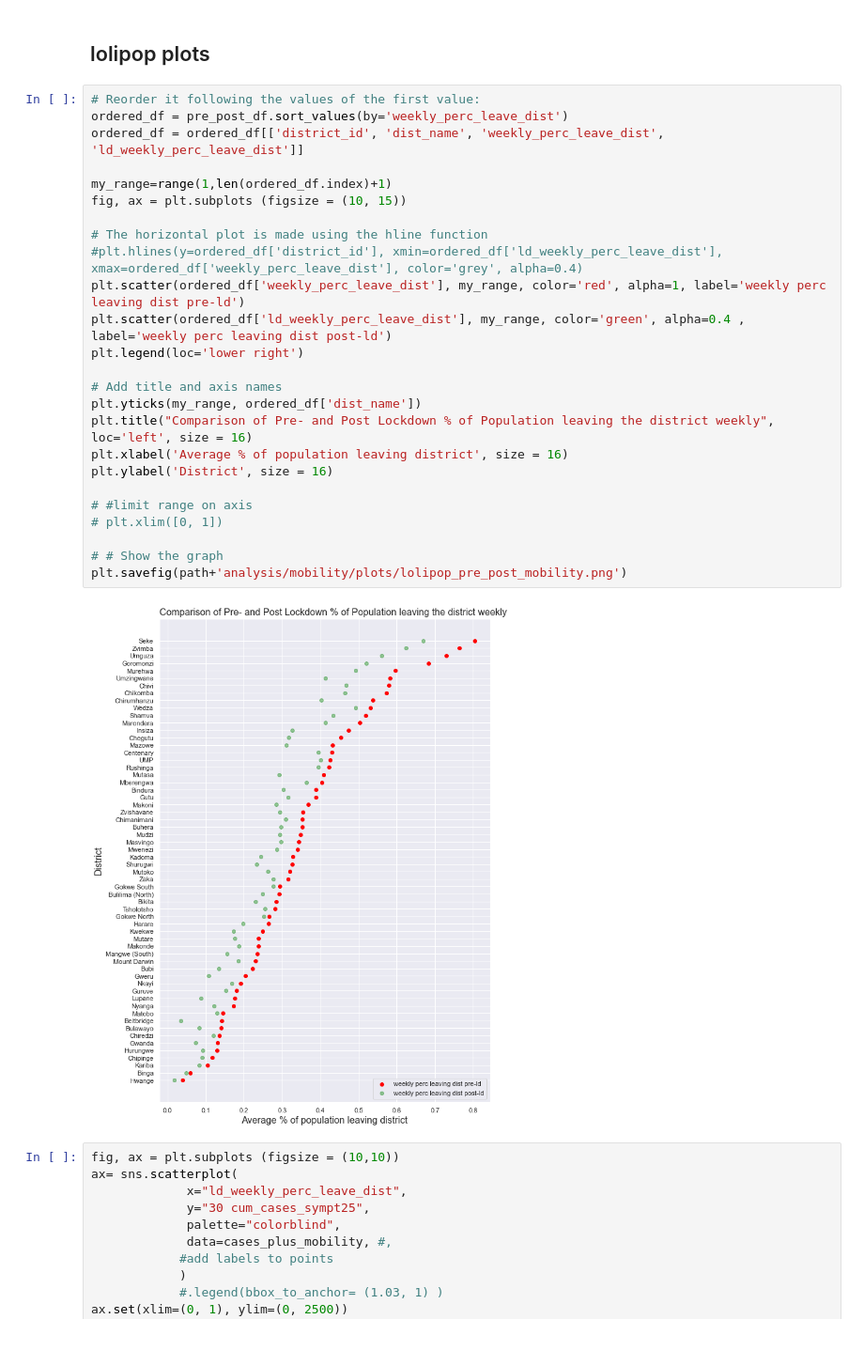
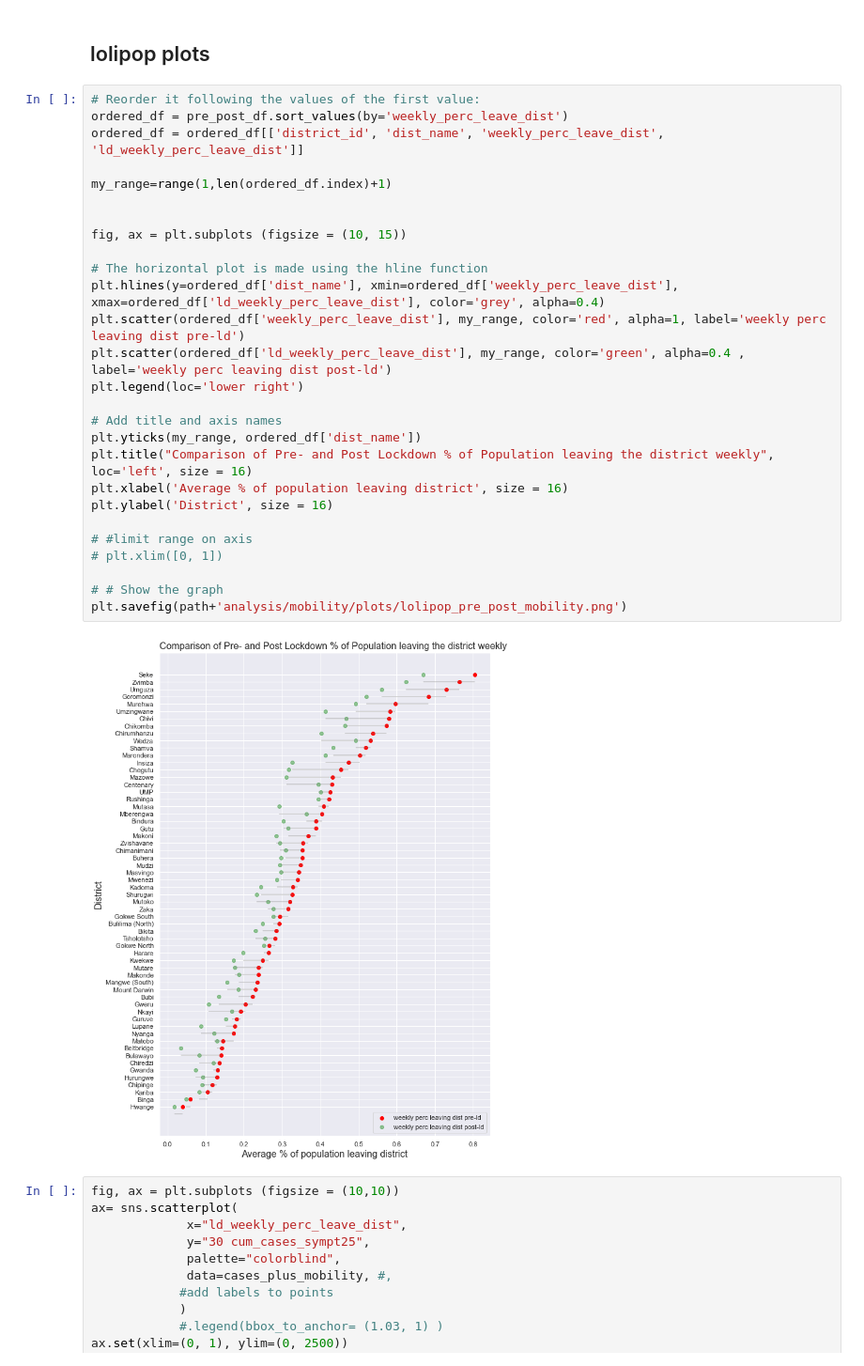
Before and after one commit to dime-worldbank/Disease-Modelling-SSA, a Jupyter notebook: notebooks/Descriptives on mobility vs. infection_ld.ipynb, the cells around one changed output. Shown at 94% size. Cells and saved outputs as stored; diff of their text form.

```diff
--- a/notebooks/Descriptives on mobility vs. infection_ld.ipynb
+++ b/notebooks/Descriptives on mobility vs. infection_ld.ipynb
@@ -93,30 +93,32 @@ pre_post_df.head()
 # %%
 # Reorder it following the values of the first value:
 ordered_df = pre_post_df.sort_values(by='weekly_perc_leave_dist')
 ordered_df = ordered_df[['district_id', 'dist_name', 'weekly_perc_leave_dist', 'ld_weekly_perc_leave_dist']]
 
 my_range=range(1,len(ordered_df.index)+1)
+
+
 fig, ax = plt.subplots (figsize = (10, 15))
 
 # The horizontal plot is made using the hline function
-#plt.hlines(y=ordered_df['district_id'], xmin=ordered_df['ld_weekly_perc_leave_dist'], xmax=ordered_df['weekly_perc_leave_dist'], color='grey', alpha=0.4)
+plt.hlines(y=ordered_df['dist_name'], xmin=ordered_df['weekly_perc_leave_dist'], xmax=ordered_df['ld_weekly_perc_leave_dist'], color='grey', alpha=0.4)
 plt.scatter(ordered_df['weekly_perc_leave_dist'], my_range, color='red', alpha=1, label='weekly perc leaving dist pre-ld')
 plt.scatter(ordered_df['ld_weekly_perc_leave_dist'], my_range, color='green', alpha=0.4 , label='weekly perc leaving dist post-ld')
 plt.legend(loc='lower right')
 
 # Add title and axis names
 plt.yticks(my_range, ordered_df['dist_name'])
 plt.title("Comparison of Pre- and Post Lockdown % of Population leaving the district weekly", loc='left', size = 16)
 plt.xlabel('Average % of population leaving district', size = 16)
 plt.ylabel('District', size = 16)
 
 # #limit range on axis
 # plt.xlim([0, 1])
 
 # # Show the graph
 plt.savefig(path+'analysis/mobility/plots/lolipop_pre_post_mobility.png')
 # %% [output]
-[figure, old version]
+[figure, new version]
 # %%
 fig, ax = plt.subplots (figsize = (10,10))
 ax= sns.scatterplot(
```
